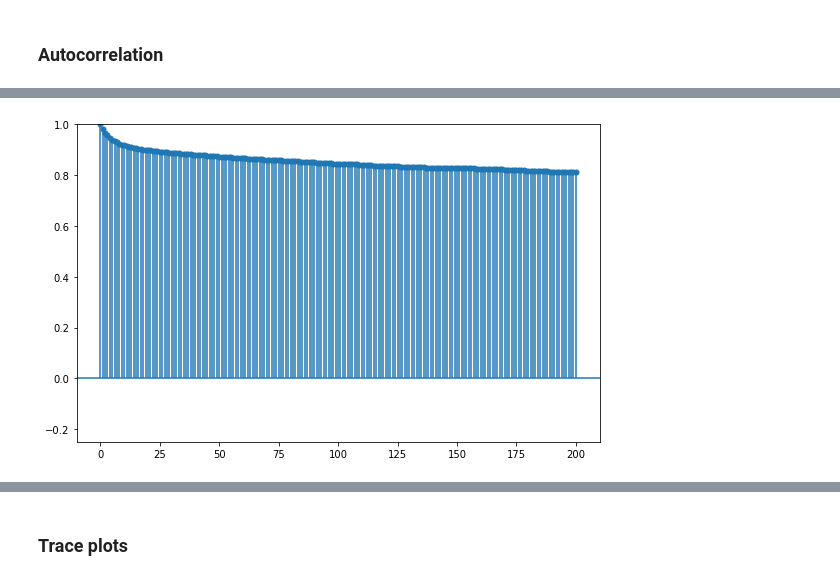
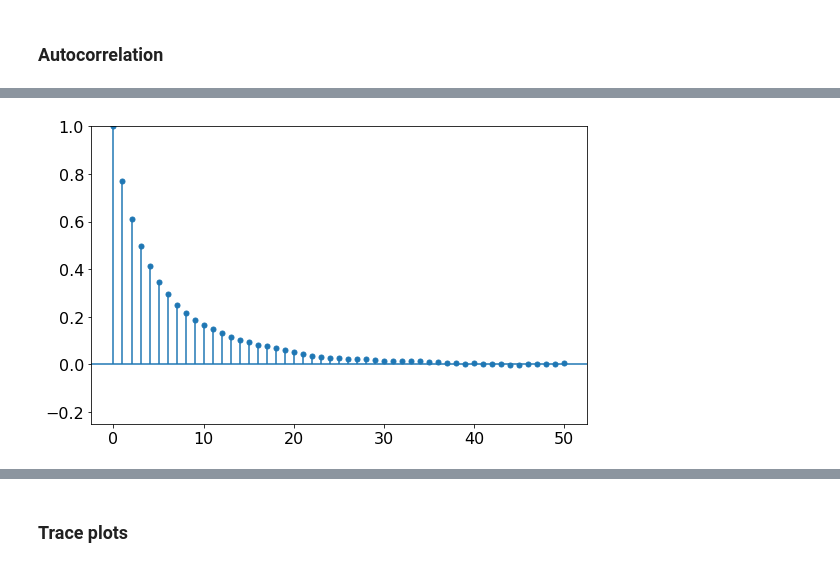
Before and after one commit to seiji594/baysis, a Jupyter notebook: notebooks/params_inference_lg.ipynb, the cells around one changed output, grey strips where cells are left out. Cells and saved outputs as stored; diff of their text form; code cells hidden in the pictures.

```diff
--- a/notebooks/params_inference_lg.ipynb
+++ b/notebooks/params_inference_lg.ipynb
@@ -87,7 +84,7 @@ reverse = False
 simulation_ehmm = SimulationSpec(n_iter_ehmm, seeds, x_init, scaling=scales_ehmm, reverse=reverse)
 # %%
 # Simulation with EHMM sampler
-ehmm_session_name = f"paramtune_v2b_ehmm50_noreverse_lg"
+ehmm_session_name = f"lg_paramsampl_ehmm50_noreverse"
 mcmc_ehmm_lg = MCMCsession(ehmm_session_name)
 if mcmc_ehmm_lg.hasResults():
     mcmc_ehmm_lg.loadResults()
@@ -119,11 +109,12 @@ kalman_lg.loadResults()
 ## Analysis of the results
 ### Overview
 # %%
-ehmm_burnin = int(0.1 * (1 + reverse) * (n_iter_ehmm + 1))
+nsamples = (1 + reverse) * (n_iter_ehmm + 1)
+ehmm_burnin = int(0.1 * nsamples)
 psamples = mcmc_ehmm_lg.getParamSamples(ehmm_burnin, params_names)
 ehmm_samples = mcmc_ehmm_lg.getSamples(ehmm_burnin)
 # %%
-ac_ehmm = getACF(mcmc_ehmm_lg.samples, ehmm_samples, lags=200)
+ac_ehmm = getACF(mcmc_ehmm_lg.samples, ehmm_samples, lags=nsamples-1)
 taus_ehmm = 1 + 2 * np.sum(ac_ehmm, axis=2)
 meantaus_ehmm = np.mean(taus_ehmm)
 # %%
@@ -184,8 +175,8 @@ pd.concat([states, params], axis=1)
 ### Test equality of means
 # %%
 # Check one of the particles for all plots below
-t = 0
-d = 0
+t = 235
+d = 4
 # %% [markdown]
 ### Test equality of parameters
 # %%
@@ -254,12 +258,12 @@ plt.show();
 # %%
 fig, ax = plt.subplots(figsize=(8,5))
-plotACF(ac_ehmm, t, d, ax)
+plotACF(ac_ehmm, t, d, ax, nlags=50)
 ax.set_ylim(-0.25,1)
 plt.tight_layout()
 # plt.savefig(OUTPUTS_PATH/f"acf_ehmm_{t}-{d}_lp.png", dpi=300, format='png')
 plt.show();
 # %% [output]
-[figure, old version]
+[figure, new version]
 # %%
 for idx, _ in enumerate(params_names):
     fig, ax = plt.subplots(figsize=(8, 5))
```
Also changed, not shown: parts of 19 cells of this notebook, 9 other files.
